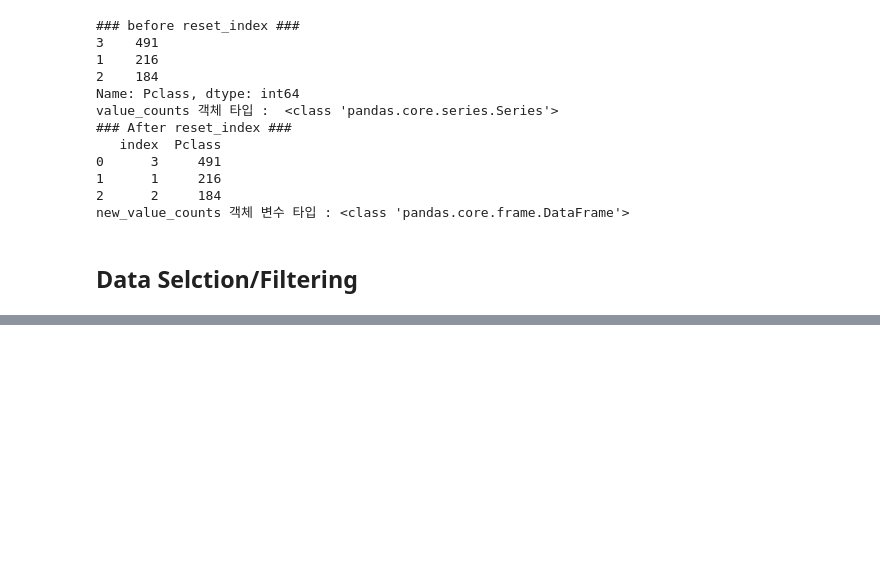
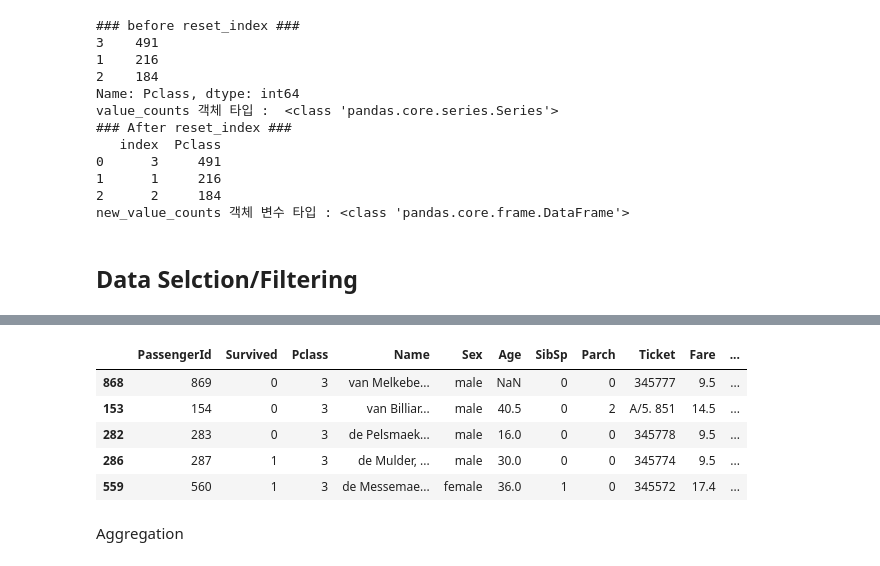
Before and after one commit to suhyehye/Machine-Learning, a Jupyter notebook: 1. Pandas/2. 데이터 핸들링 - 판다스.ipynb, the cells around one changed output, grey strips where cells are left out. Cells and saved outputs as stored; diff of their text form; code cells hidden in the pictures; blank space fills up the shorter version.

```diff
--- a/1. Pandas/2. 데이터 핸들링 - 판다스.ipynb
+++ b/1. Pandas/2. 데이터 핸들링 - 판다스.ipynb
@@ -366,0 +573,13 @@ print('[]')
+# %%
+#여러개의 컬럼으로 정렬
+titanic_sorted = titanic_df.sort_values(by=['Pclass','Name'],ascending=False)
+titanic_sorted.head()
+# %% [output]
+|  | PassengerId | Survived | Pclass | Name | Sex | Age | SibSp | Parch | Ticket | Fare | ... |
+| 868 | 869 | 0 | 3 | van Melkebe... | male | NaN | 0 | 0 | 345777 | 9.5 | ... |
+| 153 | 154 | 0 | 3 | van Billiar... | male | 40.5 | 0 | 2 | A/5. 851 | 14.5 | ... |
+| 282 | 283 | 0 | 3 | de Pelsmaek... | male | 16.0 | 0 | 0 | 345778 | 9.5 | ... |
+| 286 | 287 | 1 | 3 | de Mulder, ... | male | 30.0 | 0 | 0 | 345774 | 9.5 | ... |
+| 559 | 560 | 1 | 3 | de Messemae... | female | 36.0 | 1 | 0 | 345572 | 17.4 | ... |
+# %% [markdown]
+Aggregation
```
Also changed, not shown: parts of 55 cells of this notebook.
